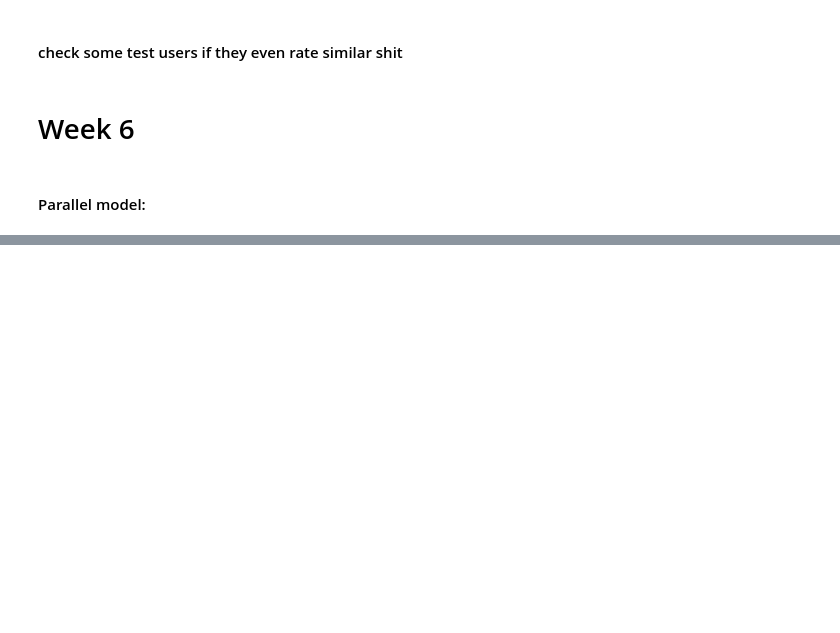
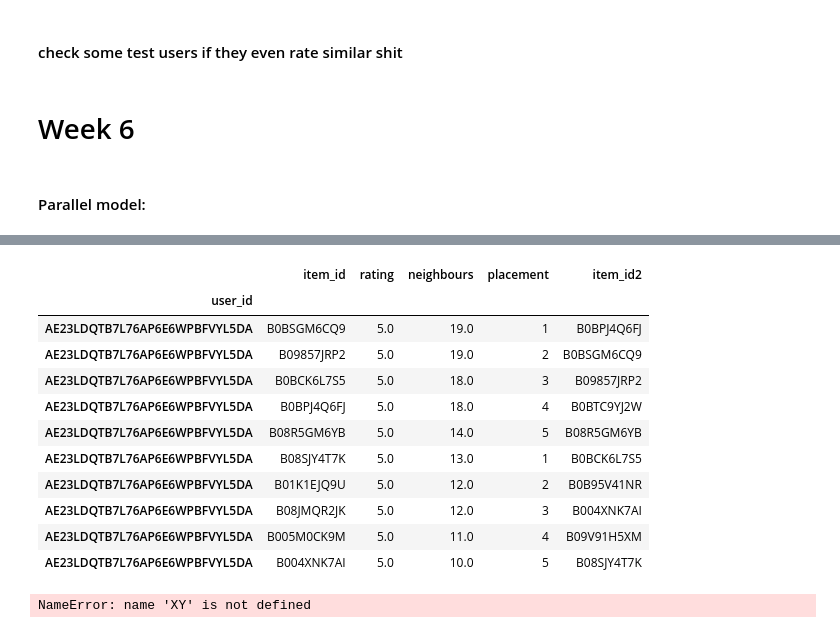
Before and after one commit to miriusz6/WRS_project, a Jupyter notebook: Project copy.ipynb, the cells around one changed output, grey strips where cells are left out. Cells and saved outputs as stored; diff of their text form; code cells hidden in the pictures; blank space fills up the shorter version.

```diff
--- a/Project copy.ipynb
+++ b/Project copy.ipynb
@@ -1035,0 +1150,3 @@ AttributeError: 'list' object has no attribute 'loc'
+# %%
+x = knn_pop_K_best(df_knn_predicted, 10).sort_values(by=['user_id','rating','neighbours'],ascending=[True, False, False])
+x
@@ -1035,0 +1168,23 @@ AttributeError: 'list' object has no attribute 'loc'
+# %%
+users = x.shape[0]//5
+placements = [1,2,3,4,5]*users
+# %%
+x['placement'] = placements
+y['placement'] = placements
+# %%
+x['item_id2'] = y['item_id'].values
+# %%
+x.head(10)
+# %% [output]
+|  | item_id | rating | neighbours | placement | item_id2 |
+| user_id |  |  |  |  |  |
+| AE23LDQTB7L76AP6E6WPBFVYL5DA | B0BSGM6CQ9 | 5.0 | 19.0 | 1 | B0BPJ4Q6FJ |
+| AE23LDQTB7L76AP6E6WPBFVYL5DA | B09857JRP2 | 5.0 | 19.0 | 2 | B0BSGM6CQ9 |
+| AE23LDQTB7L76AP6E6WPBFVYL5DA | B0BCK6L7S5 | 5.0 | 18.0 | 3 | B09857JRP2 |
+| AE23LDQTB7L76AP6E6WPBFVYL5DA | B0BPJ4Q6FJ | 5.0 | 18.0 | 4 | B0BTC9YJ2W |
+| AE23LDQTB7L76AP6E6WPBFVYL5DA | B08R5GM6YB | 5.0 | 14.0 | 5 | B08R5GM6YB |
+| AE23LDQTB7L76AP6E6WPBFVYL5DA | B08SJY4T7K | 5.0 | 13.0 | 1 | B0BCK6L7S5 |
+| AE23LDQTB7L76AP6E6WPBFVYL5DA | B01K1EJQ9U | 5.0 | 12.0 | 2 | B0B95V41NR |
+| AE23LDQTB7L76AP6E6WPBFVYL5DA | B08JMQR2JK | 5.0 | 12.0 | 3 | B004XNK7AI |
+| AE23LDQTB7L76AP6E6WPBFVYL5DA | B005M0CK9M | 5.0 | 11.0 | 4 | B09V91H5XM |
+| AE23LDQTB7L76AP6E6WPBFVYL5DA | B004XNK7AI | 5.0 | 10.0 | 5 | B08SJY4T7K |
@@ -1035,0 +1196,4 @@ AttributeError: 'list' object has no attribute 'loc'
+# %%
+calc_metrics(XY, df_t_bin, all_users_tst)
+# %% [output]
+NameError: name 'XY' is not defined
```
Also changed, not shown: parts of 32 cells of this notebook, 3 other files.
